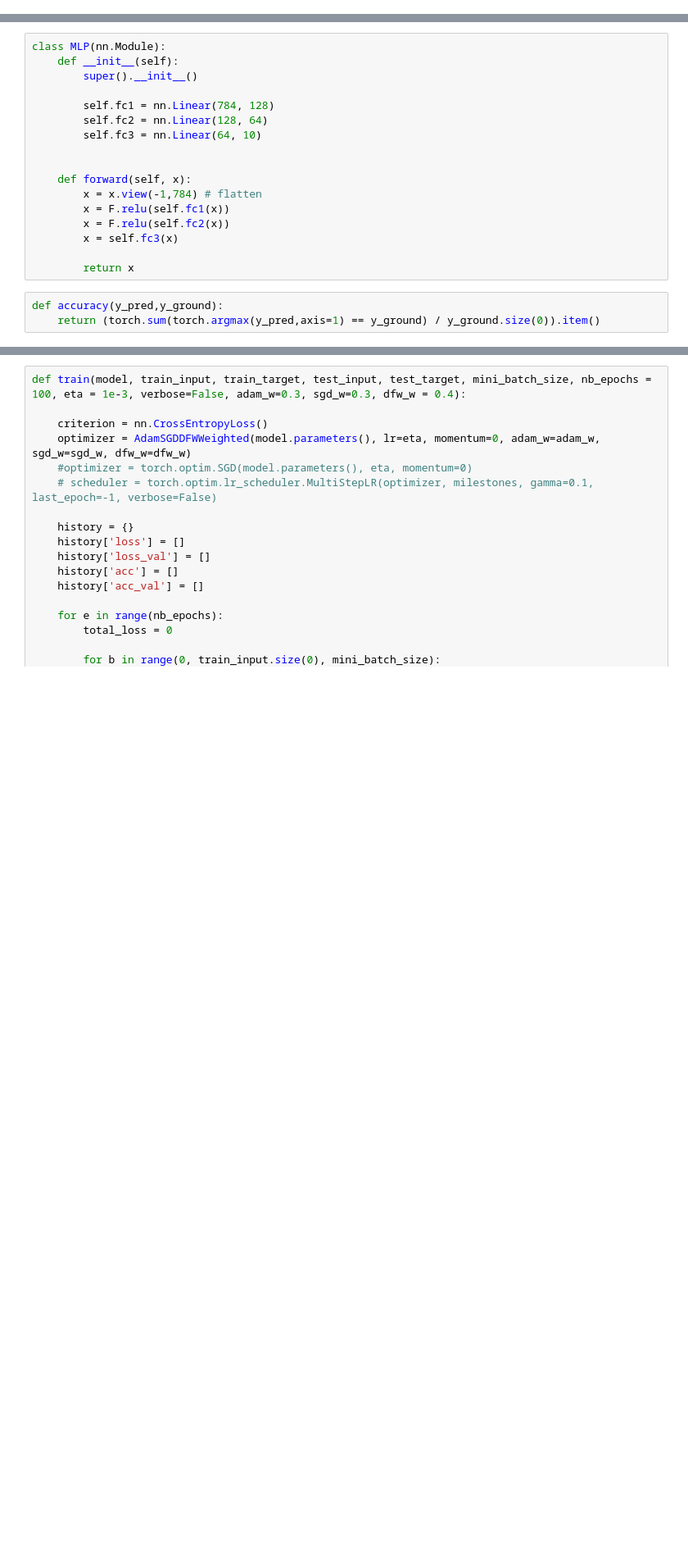
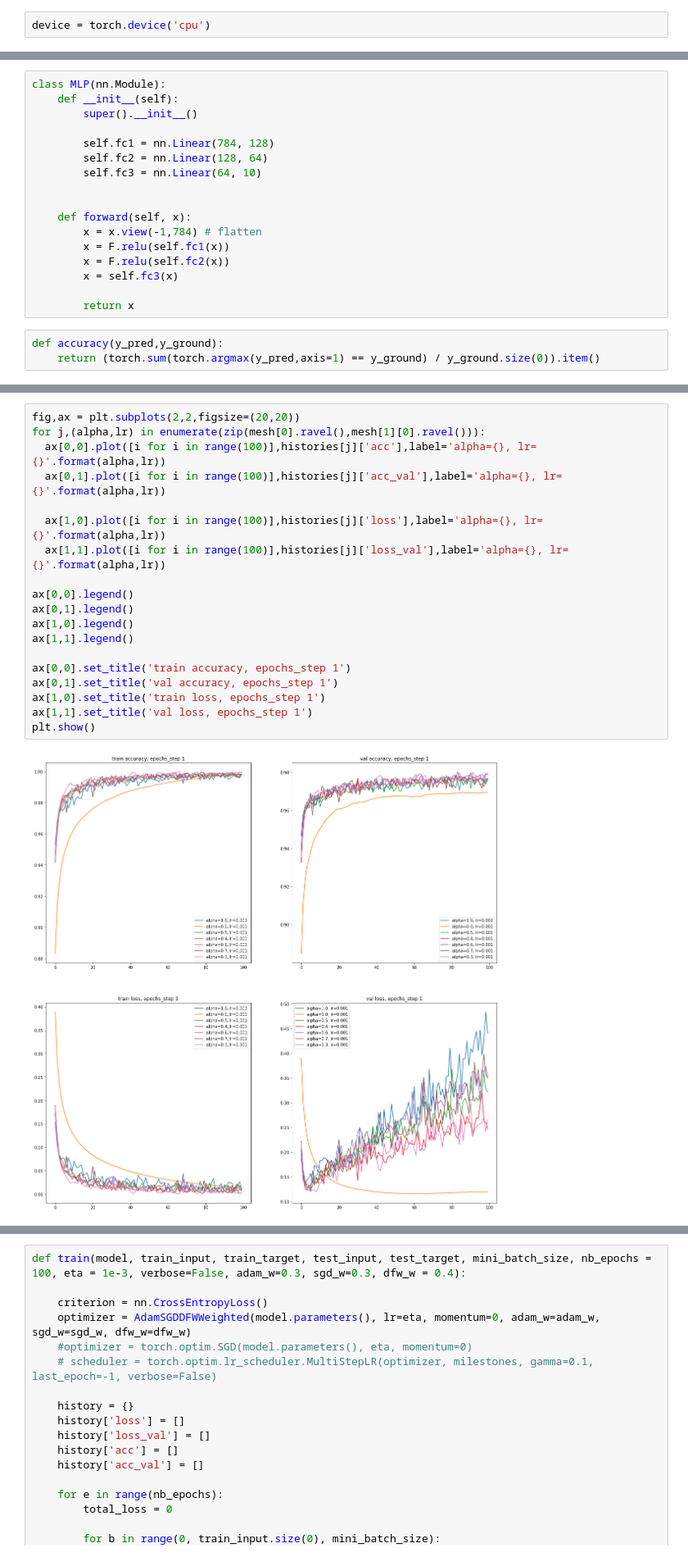
Before and after one commit to Jiaanzhu/CS-439-OptML-Mixed-Optimizer, a Jupyter notebook: MAS.ipynb, the cells around one changed output, grey strips where cells are left out. Shown at 82% size. Drawn from its saved outputs; the diff is of its cells as text; blank space fills up the shorter version.

```diff
--- a/MAS.ipynb
+++ b/MAS.ipynb
@@ -11,6 +198,8 @@ if torch.cuda.is_available():
     device = torch.device('cuda')
 else:
     device = torch.device('cpu')
+# %%
+device = torch.device('cpu')
 # %%
 mnist_trainset = datasets.MNIST(root='./data', train=True, download=True, transform=None)
 mnist_testset = datasets.MNIST(root='./data', train=False, download=True, transform=None)
@@ -57,0 +355,21 @@ def accuracy(y_pred,y_ground):
+# %%
+fig,ax = plt.subplots(2,2,figsize=(20,20))
+for j,(alpha,lr) in enumerate(zip(mesh[0].ravel(),mesh[1][0].ravel())):
+  ax[0,0].plot([i for i in range(100)],histories[j]['acc'],label='alpha={}, lr={}'.format(alpha,lr))
+  ax[0,1].plot([i for i in range(100)],histories[j]['acc_val'],label='alpha={}, lr={}'.format(alpha,lr))
+
+  ax[1,0].plot([i for i in range(100)],histories[j]['loss'],label='alpha={}, lr={}'.format(alpha,lr))
+  ax[1,1].plot([i for i in range(100)],histories[j]['loss_val'],label='alpha={}, lr={}'.format(alpha,lr))
+
+ax[0,0].legend()
+ax[0,1].legend()
+ax[1,0].legend()
+ax[1,1].legend()
+
+ax[0,0].set_title('train accuracy, epochs_step 1')
+ax[0,1].set_title('val accuracy, epochs_step 1')
+ax[1,0].set_title('train loss, epochs_step 1')
+ax[1,1].set_title('val loss, epochs_step 1')
+plt.show()
+# %% [output]
+[figure, added]
```
Also changed, not shown: parts of 8 cells of this notebook.
